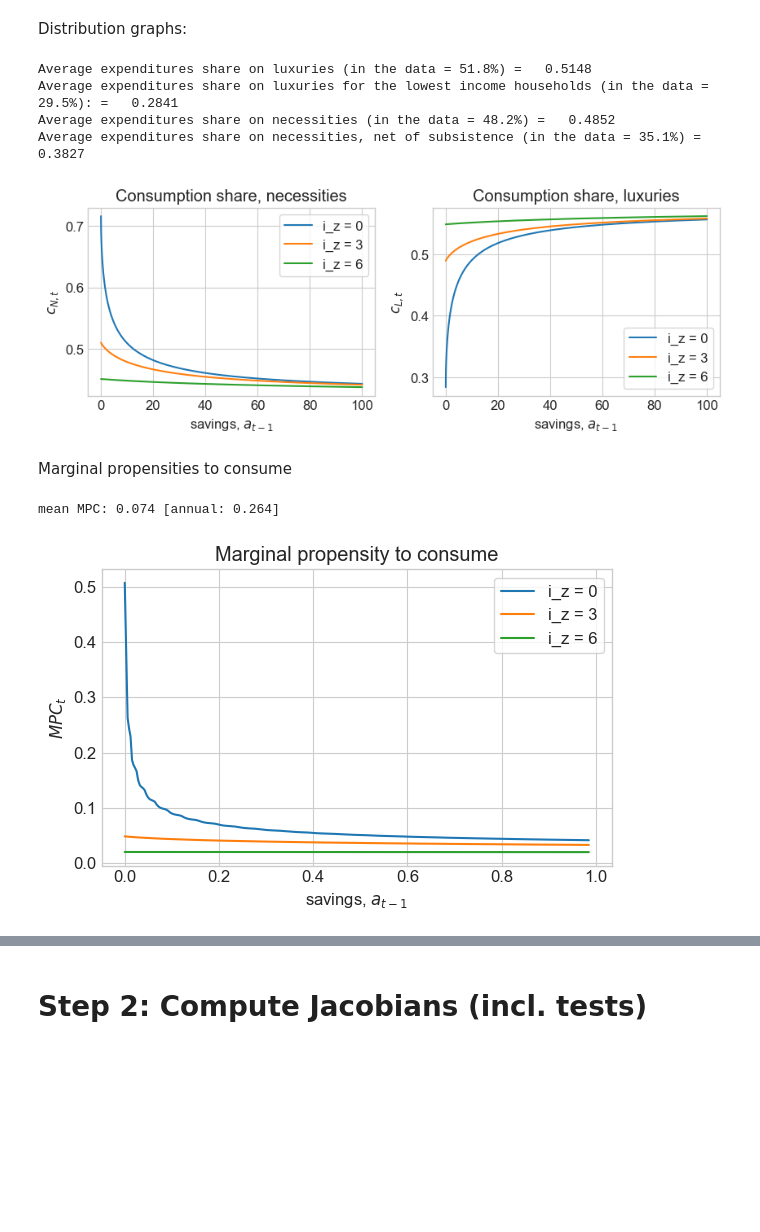
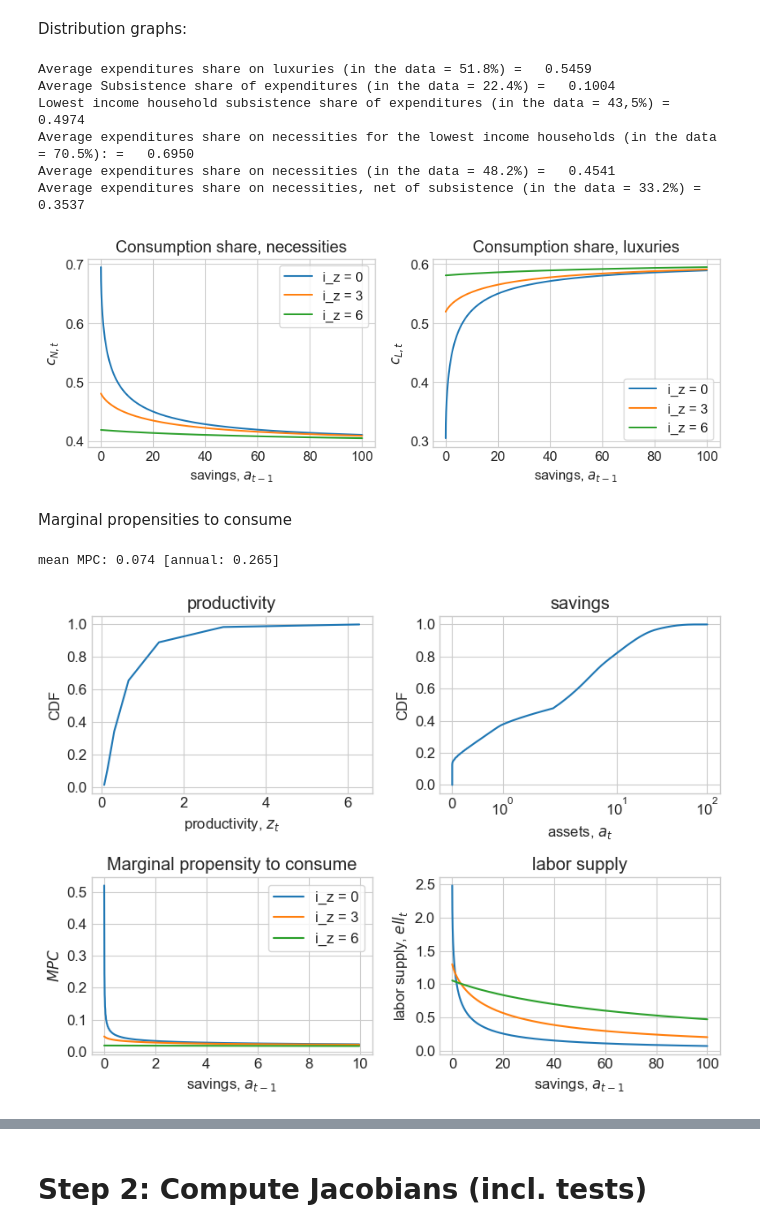
Before and after one commit to signehm0812/hank-speciale, a Jupyter notebook: two_sectors_subsistence/two_sector/HANK.ipynb, the cells around one changed output, grey strips where cells are left out. Cells and saved outputs as stored; diff of their text form; code cells hidden in the pictures; blank space fills up the shorter version.

```diff
--- a/two_sectors_subsistence/two_sector/HANK.ipynb
+++ b/two_sectors_subsistence/two_sector/HANK.ipynb
@@ -99,42 +99,79 @@ ax.set_xlabel('savings, $a_{t-1}$')
 ax.set_ylabel('$c_{L,t}$')
 
 print(f'Average expenditures share on luxuries (in the data = 51.8%) = {(ss.C_L*ss.Q/(ss.P*ss.C)):8.4f}')
-print(f'Average expenditures share on luxuries for the lowest income households (in the data = 29.5%): = {(ss.Q*np.average(ss.c_L[0,0,0]))/(ss.P*np.average(ss.c[0,0,0])):8.4f}')
+print(f'Average Subsistence share of expenditures (in the data = 22.4%) = {(par.c_bar/(ss.P*ss.C)):8.4f}')
+print(f'Lowest income household subsistence share of expenditures (in the data = 43,5%) = {(par.c_bar/(ss.P*np.average(ss.c[0,0,0]))):8.4f}')
+print(f'Average expenditures share on necessities for the lowest income households (in the data = 70.5%): = {(np.average(ss.c_N[0,0,0]))/(ss.P*np.average(ss.c[0,0,0])):8.4f}')
 print(f'Average expenditures share on necessities (in the data = 48.2%) = {(ss.C_N/(ss.P*ss.C)):8.4f}')
-print(f'Average expenditures share on necessities, net of subsistence (in the data = 35.1%) = {(ss.C_HAT_N_hh/(ss.P*ss.C)):8.4f}')
+print(f'Average expenditures share on necessities, net of subsistence (in the data = 33.2%) = {(ss.C_HAT_N_hh/(ss.P*ss.C)):8.4f}')
 # %% [output]
-Average expenditures share on luxuries (in the data = 51.8%) =   0.5148
-Average expenditures share on luxuries for the lowest income households (in the data = 29.5%): =   0.2841
-Average expenditures share on necessities (in the data = 48.2%) =   0.4852
-Average expenditures share on necessities, net of subsistence (in the data = 35.1%) =   0.3827
+Average expenditures share on luxuries (in the data = 51.8%) =   0.5459
+Average Subsistence share of expenditures (in the data = 22.4%) =   0.1004
+Lowest income household subsistence share of expenditures (in the data = 43,5%) =   0.4974
+Average expenditures share on necessities for the lowest income households (in the data = 70.5%): =   0.6950
+Average expenditures share on necessities (in the data = 48.2%) =   0.4541
+Average expenditures share on necessities, net of subsistence (in the data = 33.2%) =   0.3537
-[figure, old version]
+[figure, new version]
 # %% [markdown]
 Marginal propensities to consume
 # %%
 MPC = np.zeros(ss.D.shape)
 m_diff = (1+ss.r)*par.a_grid[np.newaxis,np.newaxis,1:]-(1+model.ss.r)*par.a_grid[np.newaxis,np.newaxis,:-1]
 MPC[:,:,:-1] = (ss.c[:,:,1:]-ss.c[:,:,:-1])/m_diff
 MPC[:,:,-1] = MPC[:,:,-1] # assuming constant MPC at end
 mean_MPC = np.sum(MPC*ss.D)
 mean_MPC_ann = 1-(1-mean_MPC)**4
 print(f'mean MPC: {mean_MPC:.3f} [annual: {mean_MPC_ann:.3f}]')
 
-fig = plt.figure(figsize=(6,4),dpi=100)
+fig = plt.figure(figsize=(8,6),dpi=100)
+
+# a. income
+ax = fig.add_subplot(2,2,1)
+ax.set_title('productivity')
+
+y = np.cumsum(np.sum(ss.D[0],axis=1))
+ax.plot(par.z_grid,y/y[-1])
+
+ax.set_xlabel('productivity, $z_{t}$')
+ax.set_ylabel('CDF')
+
+# b. assets
+ax = fig.add_subplot(2,2,2)
+ax.set_title('savings')
+y = np.insert(np.cumsum(np.sum(ss.D[0],axis=0)),0,0.0)
+ax.plot(np.insert(par.a_grid,0,par.a_grid[0]),y/y[-1])
+
+ax.set_xlabel('assets, $a_{t}$')
+ax.set_ylabel('CDF')
+ax.set_xscale('symlog')
 
 # c. MPC
-I = par.a_grid < 1
+I = par.a_grid < 10
 
-ax = fig.add_subplot(1,1,1)
+ax = fig.add_subplot(2,2,3)
 ax.set_title(f'Marginal propensity to consume')
 
 for i_z in [0,par.Nz//2,par.Nz-1]:
     ax.plot(par.a_grid[I],MPC[0,i_z,I],label=f'i_z = {i_z}')
 ax.legend(frameon=True)
 ax.set_xlabel('savings, $a_{t-1}$')
-ax.set_ylabel('$MPC_{t}$')
+ax.set_ylabel('$MPC$')
+
+
+# D. labor supply
+I = par.a_grid < a_max
+
+ax = fig.add_subplot(2,2,4)
+ax.set_title(f'labor supply')
+
+for i_z in [0,par.Nz//2,par.Nz-1]:
+    ax.plot(par.a_grid[I],ss.ell[0,i_z,I],label=f'i_z = {i_z}')
+
+ax.set_xlabel('savings, $a_{t-1}$')
+ax.set_ylabel('labor supply, $ell_{t}$')
 
 fig.tight_layout()
 # %% [output]
-mean MPC: 0.074 [annual: 0.264]
+mean MPC: 0.074 [annual: 0.265]
-[figure, old version]
+[figure, new version]
 # %%
```
Also changed, not shown: parts of 19 cells of this notebook, 6 other files.
